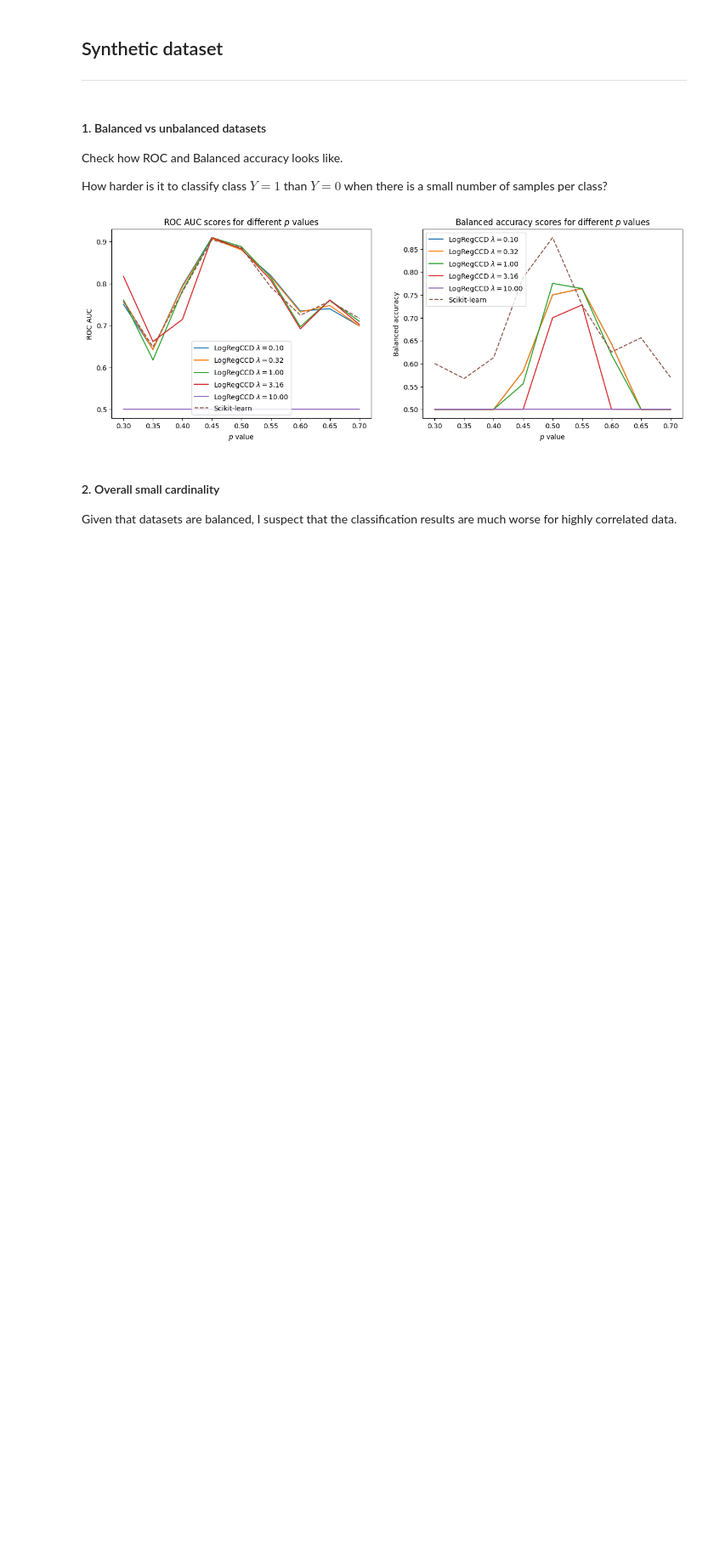
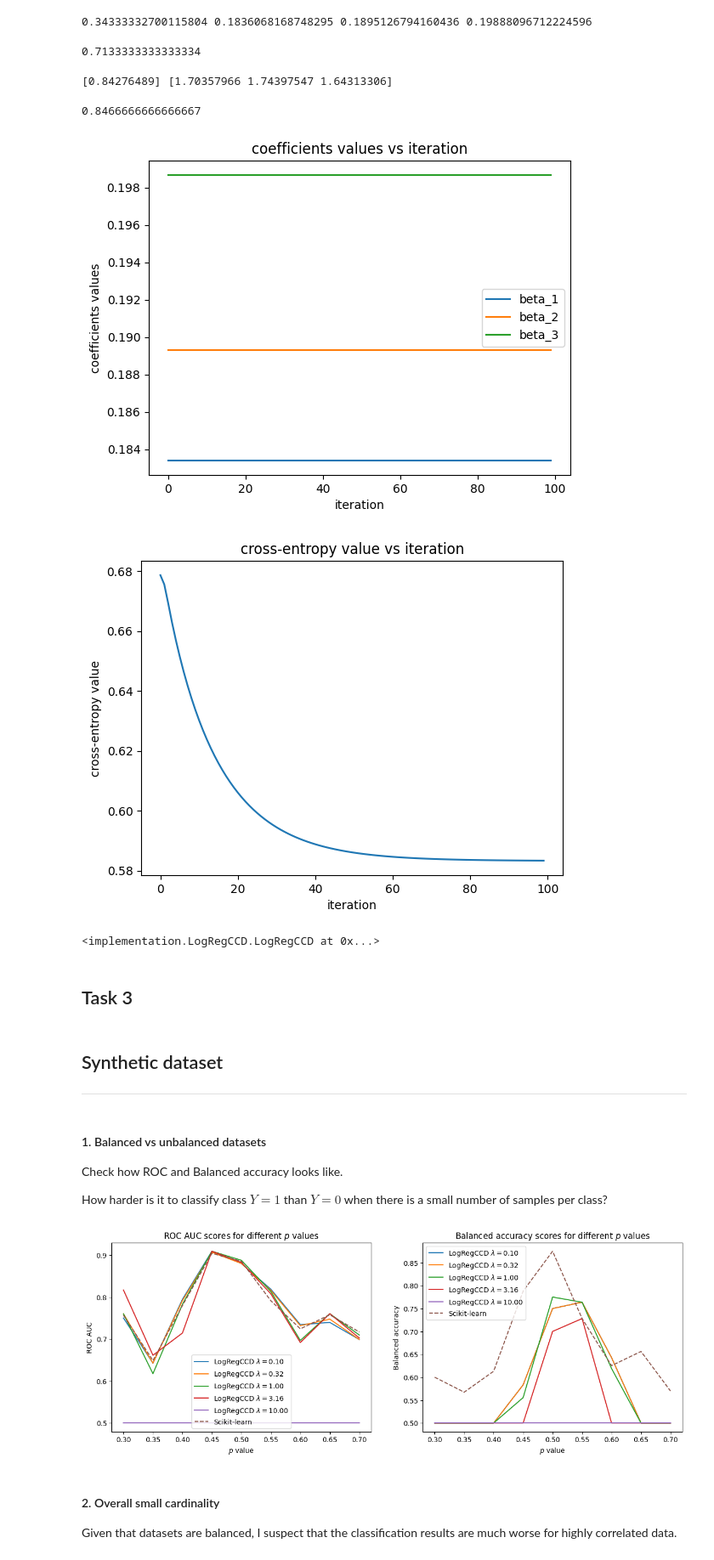
Before and after one commit to michal1701/AdvancedMachineLearning, a Jupyter notebook: all_combined.ipynb, the cells around one changed output. Shown at 85% size. Saved outputs shown, nothing was run; the diff lists cells and outputs as text; code cells hidden in the pictures; blank space fills up the shorter version.

```diff
--- a/all_combined.ipynb
+++ b/all_combined.ipynb
@@ -248,0 +167,8 @@ Binda Michal, Kutak Wojciech, Legczylin Michail
+# %%
+print(model3.beta0_, *model3.beta_)
+# %% [output]
+0.34333332700115804 0.1836068168748295 0.1895126794160436 0.19888096712224596
+# %%
+accuracy_score(y_valid, model3.predict(X_valid))
+# %% [output]
+0.7133333333333334
@@ -249,3 +177,19 @@ Binda Michal, Kutak Wojciech, Legczylin Michail
+# %%
+print(model4.intercept_, *model4.coef_)
+# %% [output]
+[0.84276489] [1.70357966 1.74397547 1.64313306]
+# %%
+accuracy_score(y_valid, model4.predict(X_valid))
+# %% [output]
+0.8466666666666667
+# %%
+LogRegCCD().fit(X_train, y_train, plot_coefficients=True)
+# %% [output]
+[figure, added]
+[figure, added]
+<implementation.LogRegCCD.LogRegCCD at 0x...>
+# %% [markdown]
+## Task 3
 # %%
 import sys
 import os
```
Also changed, not shown: parts of 24 cells of this notebook.
